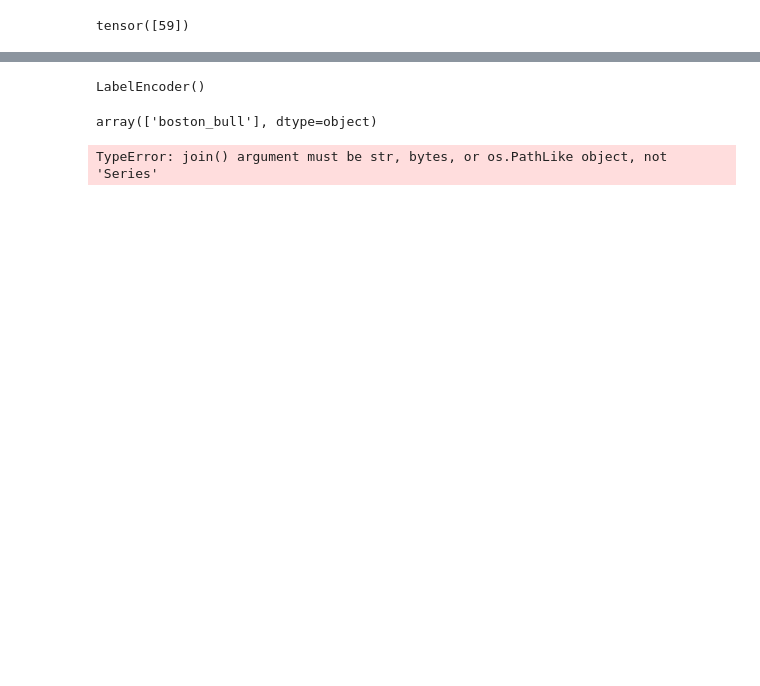
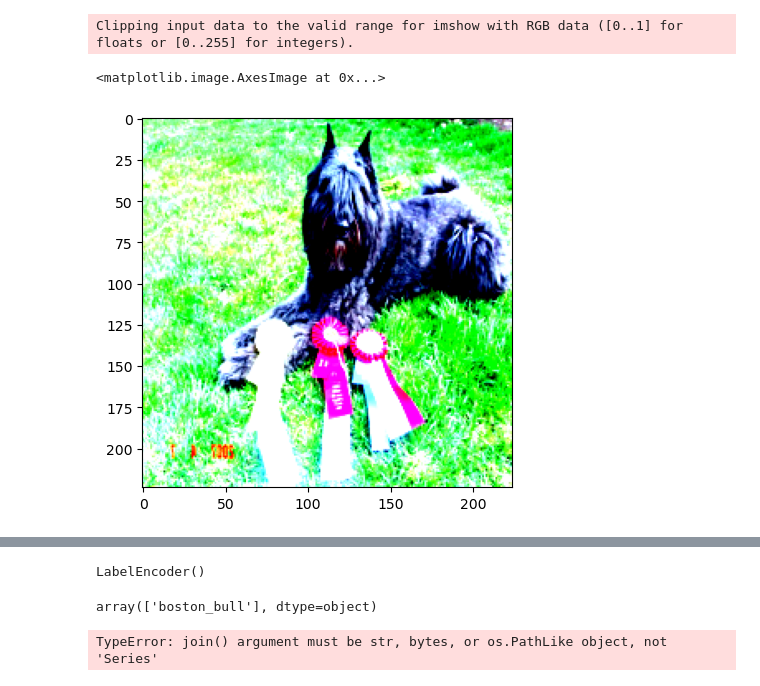
Before and after one commit to ElmoPA/Dog_Classification, a Jupyter notebook: notebook/test.ipynb, the cells around one changed output, grey strips where cells are left out. Drawn from its saved outputs; the diff is of its cells as text; code cells hidden in the pictures; blank space fills up the shorter version.

```diff
--- a/notebook/test.ipynb
+++ b/notebook/test.ipynb
@@ -35,5 +34,42 @@ train_set, test_set = random_split(custom_data, [train_len, test_len])
-# %%
-image, label = train_set[0]
-label
-# %% [output]
-tensor([59])
+# %%
+from tqdm import tqdm
+import joblib
+import torchvision
+from torch.utils.data import DataLoader
+loaded_train = torch.load('../intermediates/train.pt')
+loaded_test = torch.load('../intermediates/test.pt')
+
+train_img, train_lbl = loaded_train
+test_img, test_lbl = loaded_test
+train_set = TensorDataset(train_img, train_lbl)
+test_set = TensorDataset(test_img, test_lbl)
+
+le = joblib.load('../intermediates/label_encoder.joblib')
+num_classes = len(le.classes_)
+
+mean = torch.tensor([0.485, 0.456, 0.406])
+std = torch.tensor([0.229, 0.224, 0.225])
+
+augmentation = kornia.augmentation.AugmentationSequential(
+                    kornia.augmentation.RandomHorizontalFlip(),
+                    kornia.augmentation.RandomAffine(degrees=10.0, translate=(0.1, 0.1), scale=(0.9, 1.2)),
+                    kornia.augmentation.ColorJitter(brightness=0.1, contrast=0.1, saturation=0.1, hue=0.1),
+                    kornia.color.AdjustContrast(0.1),
+                    kornia.enhance.Normalize(mean, std),  # Include normalization in the pipeline
+                    data_keys=["input"]
+                )
+#Instantiating the training Objects
+device = ('cuda' if torch.cuda.is_available() else 'cpu') #parameterized this later
+train_loader = DataLoader(train_set, batch_size=64, shuffle=True, drop_last=True)
+test_loader = DataLoader(test_set, batch_size=64, shuffle=False, drop_last=True)
+# %%
+it = iter(train_loader)
+image, label = next(it)
+image = augmentation(image)
+# %%
+image.shape
+plt.imshow(image[0].permute(1,2,0))
+# %% [output]
+Clipping input data to the valid range for imshow with RGB data ([0..1] for floats or [0..255] for integers).
+<matplotlib.image.AxesImage at 0x...>
+[figure, added]
```
Also changed, not shown: parts of 8 cells of this notebook, 12 other files.
